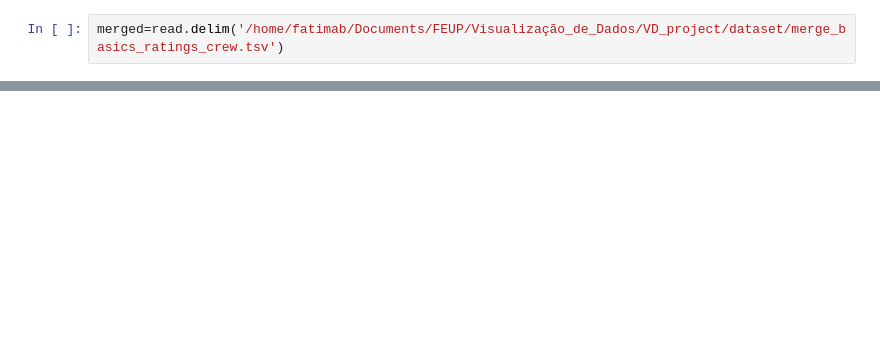
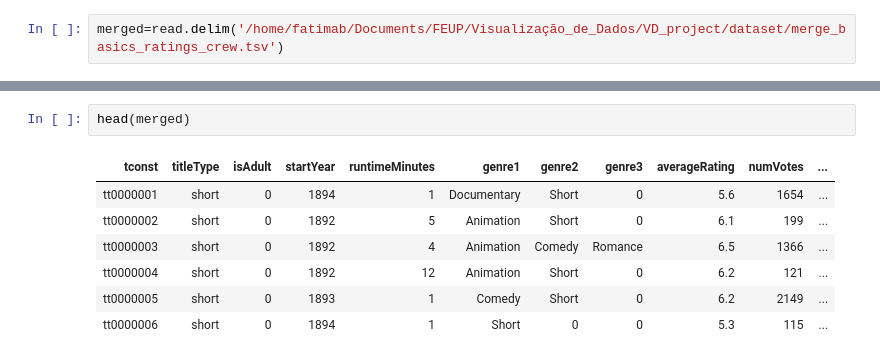
Before and after one commit to fsbarros98/IMDb_analysis, a Jupyter notebook: src/04_Ratings_Histogram.ipynb, the cells around one changed output, grey strips where cells are left out. Cells and saved outputs as stored; diff of their text form; blank space fills up the shorter version.

```diff
--- a/src/04_Ratings_Histogram.ipynb
+++ b/src/04_Ratings_Histogram.ipynb
@@ -5,0 +12,10 @@ library(scales)
+# %%
+head(merged)
+# %% [output]
+| tconst | titleType | isAdult | startYear | runtimeMinutes | genre1 | genre2 | genre3 | averageRating | numVotes | ... |
+| tt0000001 | short | 0 | 1894 | 1 | Documentary | Short | 0 | 5.6 | 1654 | ... |
+| tt0000002 | short | 0 | 1892 | 5 | Animation | Short | 0 | 6.1 | 199 | ... |
+| tt0000003 | short | 0 | 1892 | 4 | Animation | Comedy | Romance | 6.5 | 1366 | ... |
+| tt0000004 | short | 0 | 1892 | 12 | Animation | Short | 0 | 6.2 | 121 | ... |
+| tt0000005 | short | 0 | 1893 | 1 | Comedy | Short | 0 | 6.2 | 2149 | ... |
+| tt0000006 | short | 0 | 1894 | 1 | Short | 0 | 0 | 5.3 | 115 | ... |
```
Also changed, not shown: parts of 5 cells of this notebook, 4 other files.
